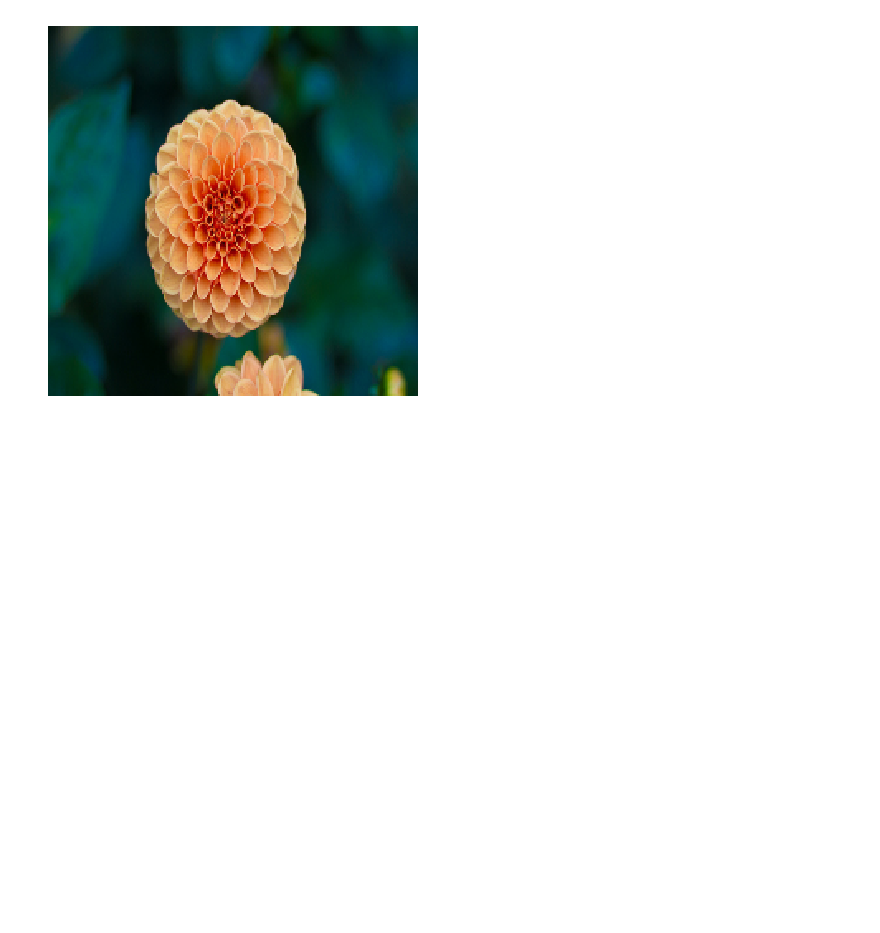
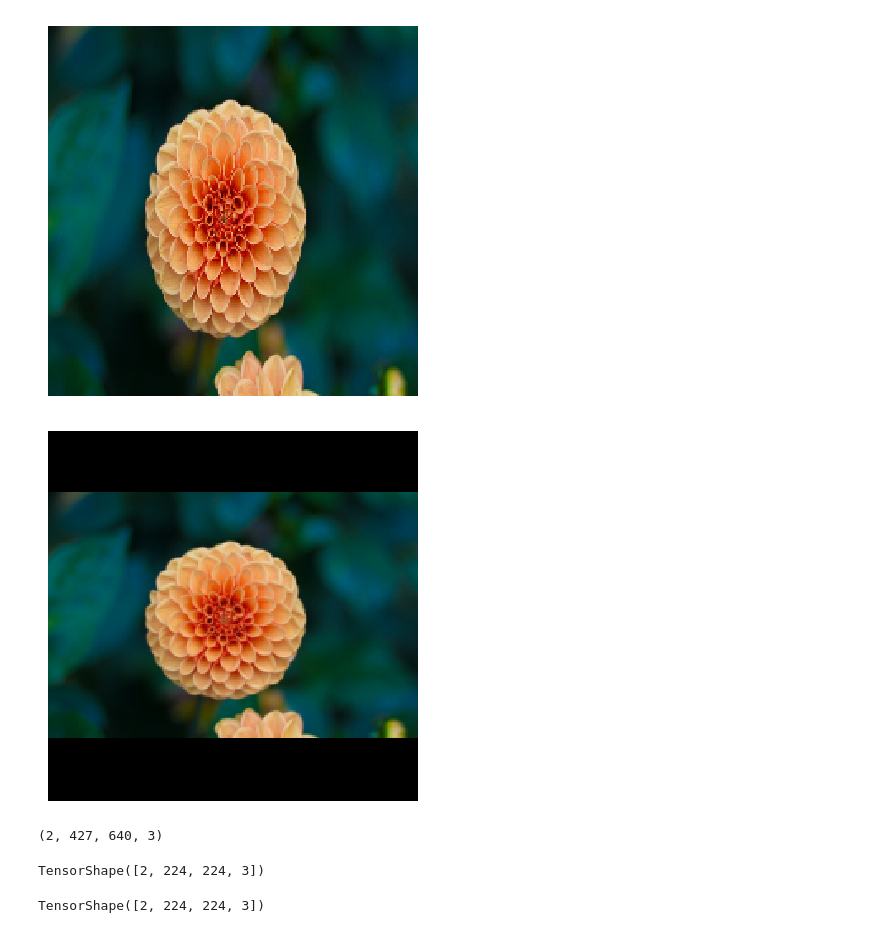
Before and after one commit to TeguhPermana666/Deep-Computer_Vision, a Jupyter notebook: pretrained_model.ipynb, the cells around one changed output. Cells and saved outputs as stored; diff of their text form; code cells hidden in the pictures; blank space fills up the shorter version.

Commit message:
[Pretrained] Reized image with padding vs normal crop

```diff
--- a/pretrained_model.ipynb
+++ b/pretrained_model.ipynb
@@ -76,3 +76,21 @@ images_resized = tf.image.resize(images, [224,224])
 plot_color_image(images_resized[1])
 # %% [output]
 [figure]
+# %%
+# Resize with pad
+images_resized_pad = tf.image.resize_with_pad(images,224,224,antialias=True)
+plot_color_image(images_resized_pad[1])
+# %% [output]
+[figure, added]
+# %%
+images.shape
+# %% [output]
+(2, 427, 640, 3)
+# %%
+images_resized_pad.shape
+# %% [output]
+TensorShape([2, 224, 224, 3])
+# %%
+images_resized.shape
+# %% [output]
+TensorShape([2, 224, 224, 3])
```
